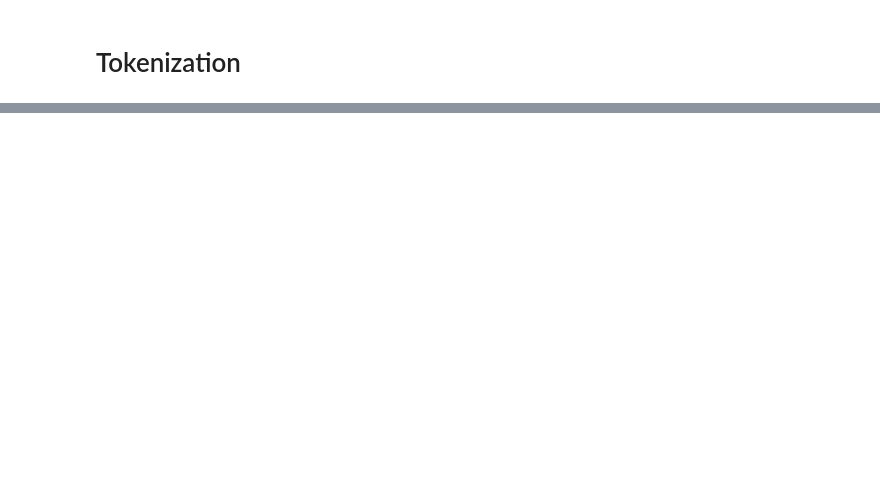
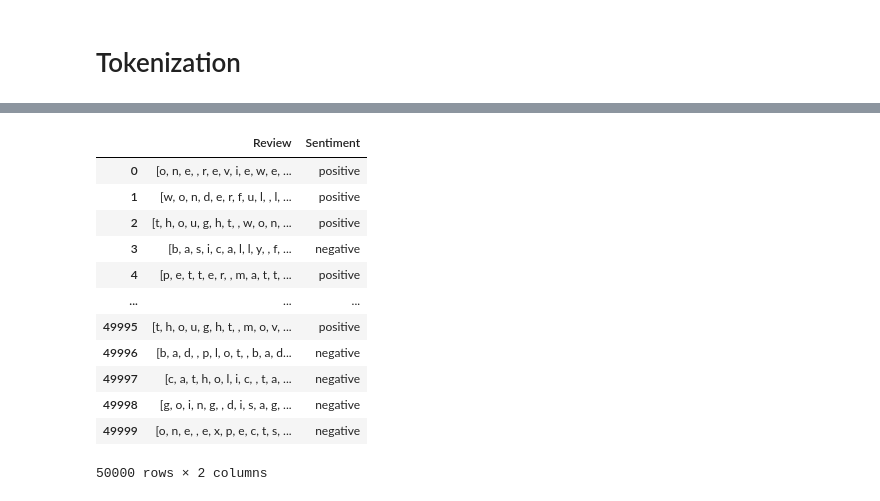
Before and after one commit to ranju-cse/IMDB_Movie_Review_Project, a Jupyter notebook: Sentiment_Model/Sentiment.ipynb, the cells around one changed output, grey strips where cells are left out. Saved outputs shown, nothing was run; the diff lists cells and outputs as text; code cells hidden in the pictures; blank space fills up the shorter version.

```diff
--- a/Sentiment_Model/Sentiment.ipynb
+++ b/Sentiment_Model/Sentiment.ipynb
@@ -159,0 +199,16 @@ from nltk.tokenize import word_tokenize
+# %%
+df
+# %% [output]
+|  | Review | Sentiment |
+| 0 | [o, n, e, , r, e, v, i, e, w, e, ... | positive |
+| 1 | [w, o, n, d, e, r, f, u, l, , l, ... | positive |
+| 2 | [t, h, o, u, g, h, t, , w, o, n, ... | positive |
+| 3 | [b, a, s, i, c, a, l, l, y, , f, ... | negative |
+| 4 | [p, e, t, t, e, r, , m, a, t, t, ... | positive |
+| ... | ... | ... |
+| 49995 | [t, h, o, u, g, h, t, , m, o, v, ... | positive |
+| 49996 | [b, a, d, , p, l, o, t, , b, a, d... | negative |
+| 49997 | [c, a, t, h, o, l, i, c, , t, a, ... | negative |
+| 49998 | [g, o, i, n, g, , d, i, s, a, g, ... | negative |
+| 49999 | [o, n, e, , e, x, p, e, c, t, s, ... | negative |
+50000 rows × 2 columns
```
Also changed, not shown: parts of 14 cells of this notebook.
